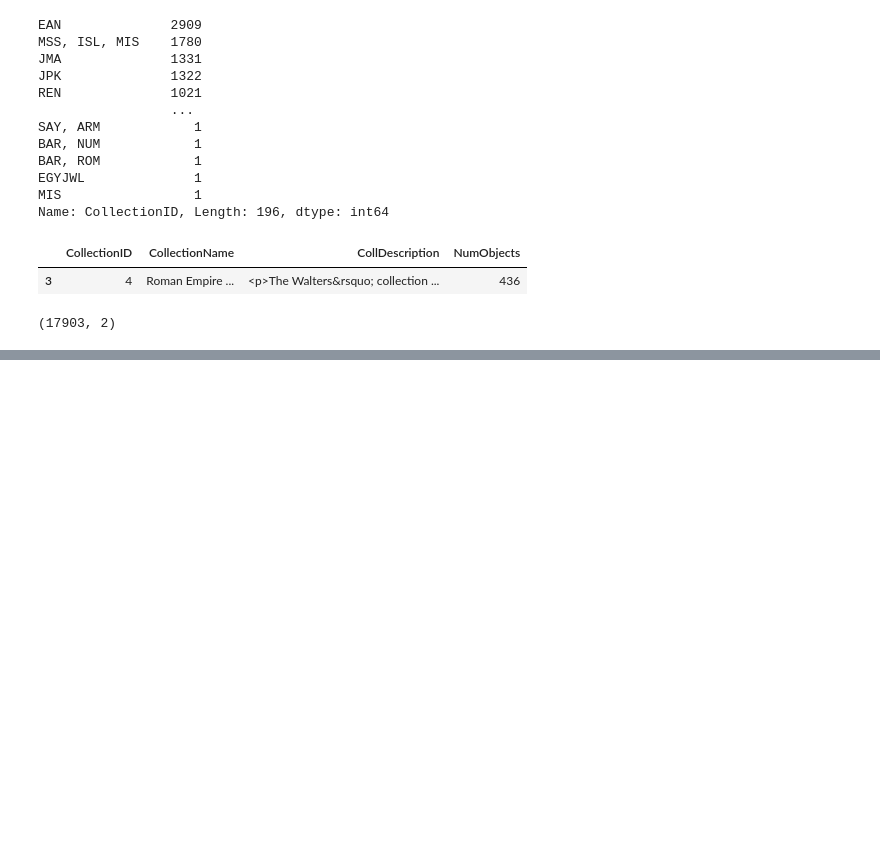
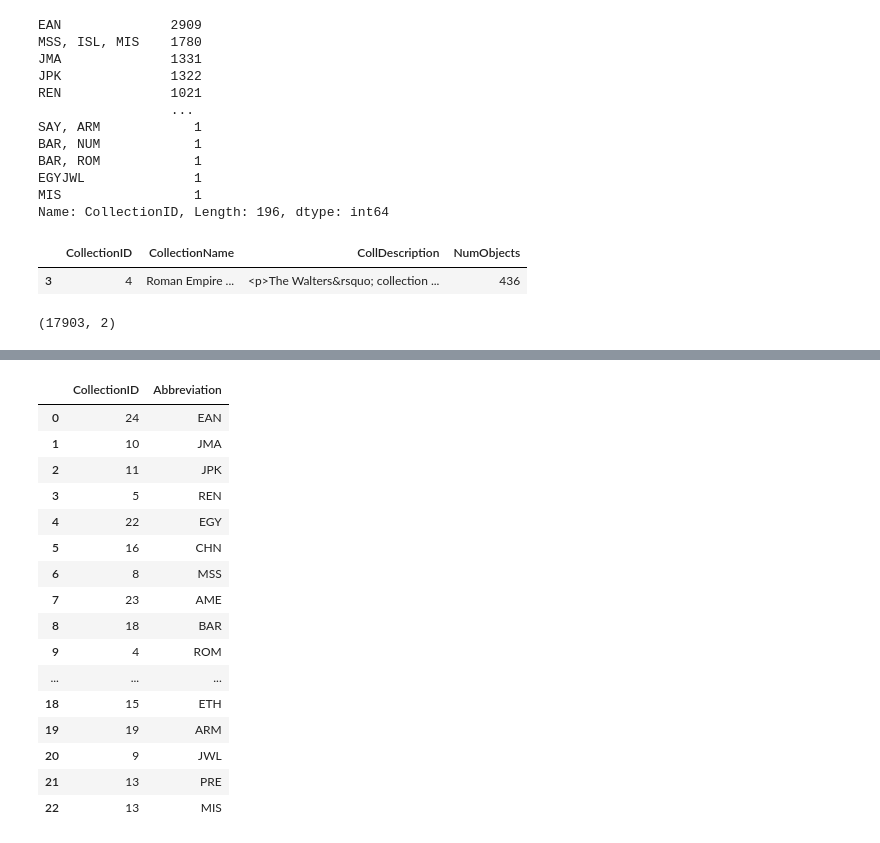
Before and after one commit to elkoko22/Algorithm-Design-on-the-Walters-Art-Museum, a Jupyter notebook: datapreprocessing.ipynb, the cells around one changed output, grey strips where cells are left out. Drawn from its saved outputs; the diff is of its cells as text; code cells hidden in the pictures; blank space fills up the shorter version.

```diff
--- a/datapreprocessing.ipynb
+++ b/datapreprocessing.ipynb
@@ -177,0 +315,21 @@ museum_artwork_collection.shape
+# %%
+abbreviations_collection = abbreviations_count[['CollectionID', 'Abbreviation']].explode('Abbreviation')
+abbreviations_collection
+# %% [output]
+|  | CollectionID | Abbreviation |
+| 0 | 24 | EAN |
+| 1 | 10 | JMA |
+| 2 | 11 | JPK |
+| 3 | 5 | REN |
+| 4 | 22 | EGY |
+| 5 | 16 | CHN |
+| 6 | 8 | MSS |
+| 7 | 23 | AME |
+| 8 | 18 | BAR |
+| 9 | 4 | ROM |
+| ... | ... | ... |
+| 18 | 15 | ETH |
+| 19 | 19 | ARM |
+| 20 | 9 | JWL |
+| 21 | 13 | PRE |
+| 22 | 13 | MIS |
```
Also changed, not shown: parts of 14 cells of this notebook.
